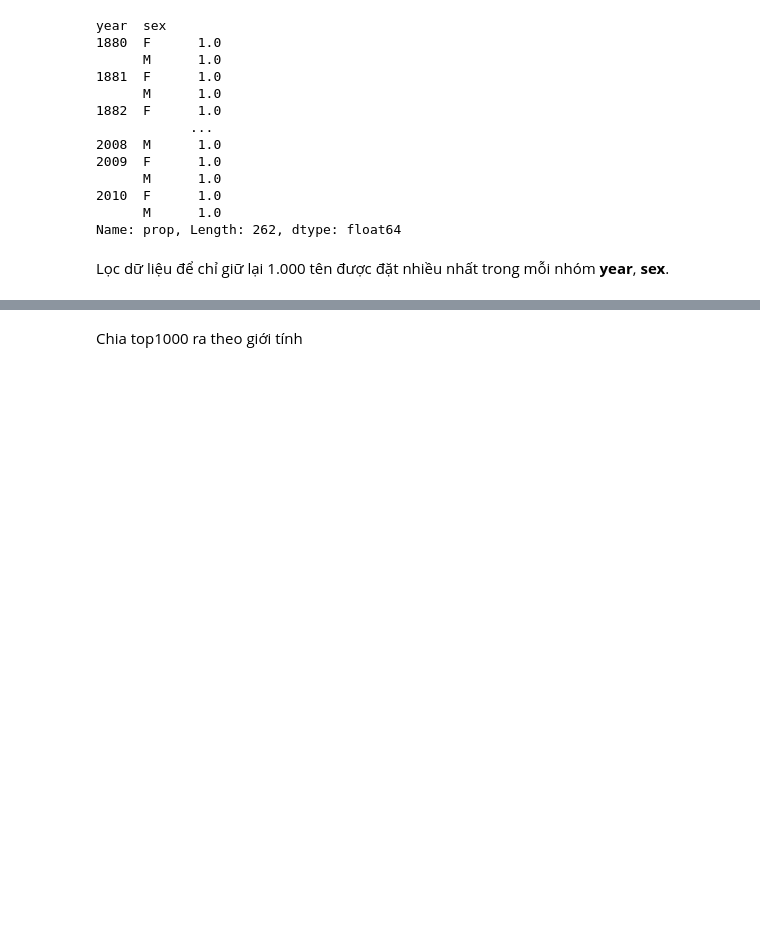
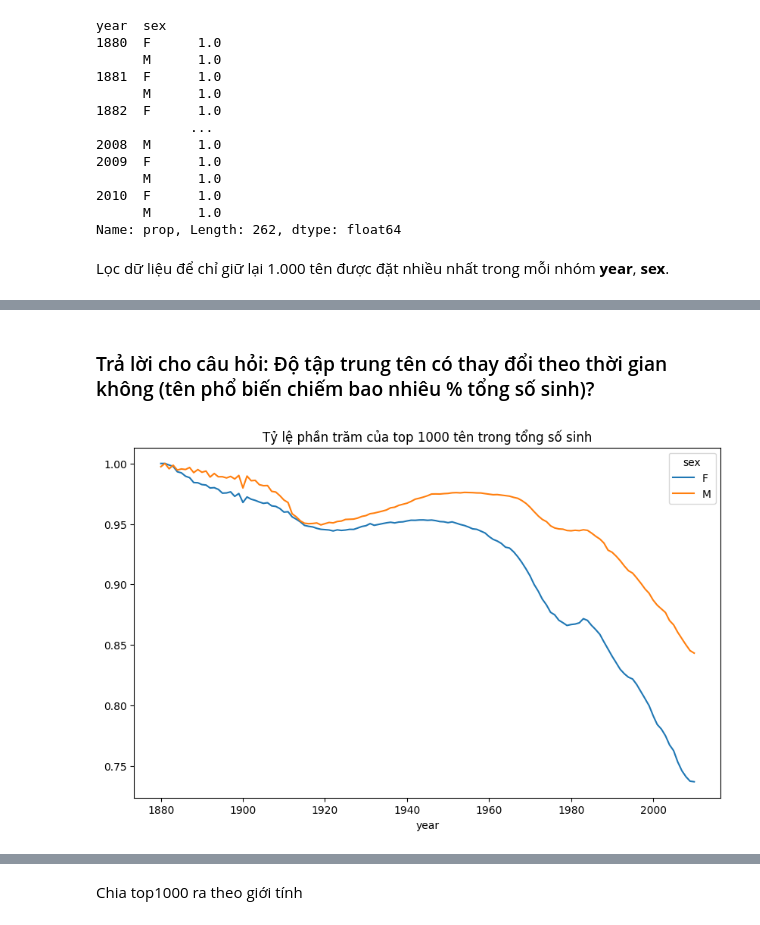
Before and after one commit to nvhao100604/PTDL_2025, a Jupyter notebook: BaiTapLon2/13_3.ipynb, the cells around one changed output, grey strips where cells are left out. Saved outputs shown, nothing was run; the diff lists cells and outputs as text; code cells hidden in the pictures; blank space fills up the shorter version.

```diff
--- a/BaiTapLon2/13_3.ipynb
+++ b/BaiTapLon2/13_3.ipynb
@@ -275,6 +280,6 @@ Lọc dữ liệu để chỉ giữ lại 1.000 tên được đặt nhiều nh
 def get_top1000(group):
     return group.sort_values("births", ascending=False)[:1000]
 grouped = names.groupby(["year", "sex"])
-top1000 = grouped.apply(get_top1000)
+top1000 = grouped.apply(get_top1000).reset_index(drop=True)
 top1000.head()
 # %% [output]
@@ -296,2 +291,0 @@ Loại bỏ chỉ mục
-# %%
-top1000 = top1000.reset_index(drop=True)
@@ -306,0 +422,8 @@ top1000.head()
+# %% [markdown]
+### Trả lời cho câu hỏi: Độ tập trung tên có thay đổi theo thời gian không (tên phổ biến chiếm bao nhiêu % tổng số sinh)?
+# %%
+table = top1000.pivot_table("prop", index="year", columns="sex", aggfunc=sum)
+table.plot(title="Tỷ lệ phần trăm của top 1000 tên trong tổng số sinh", figsize=(10,6))
+plt.show()
+# %% [output]
+[figure, added]
```
Also changed, not shown: parts of 83 cells of this notebook, 2 other files.
